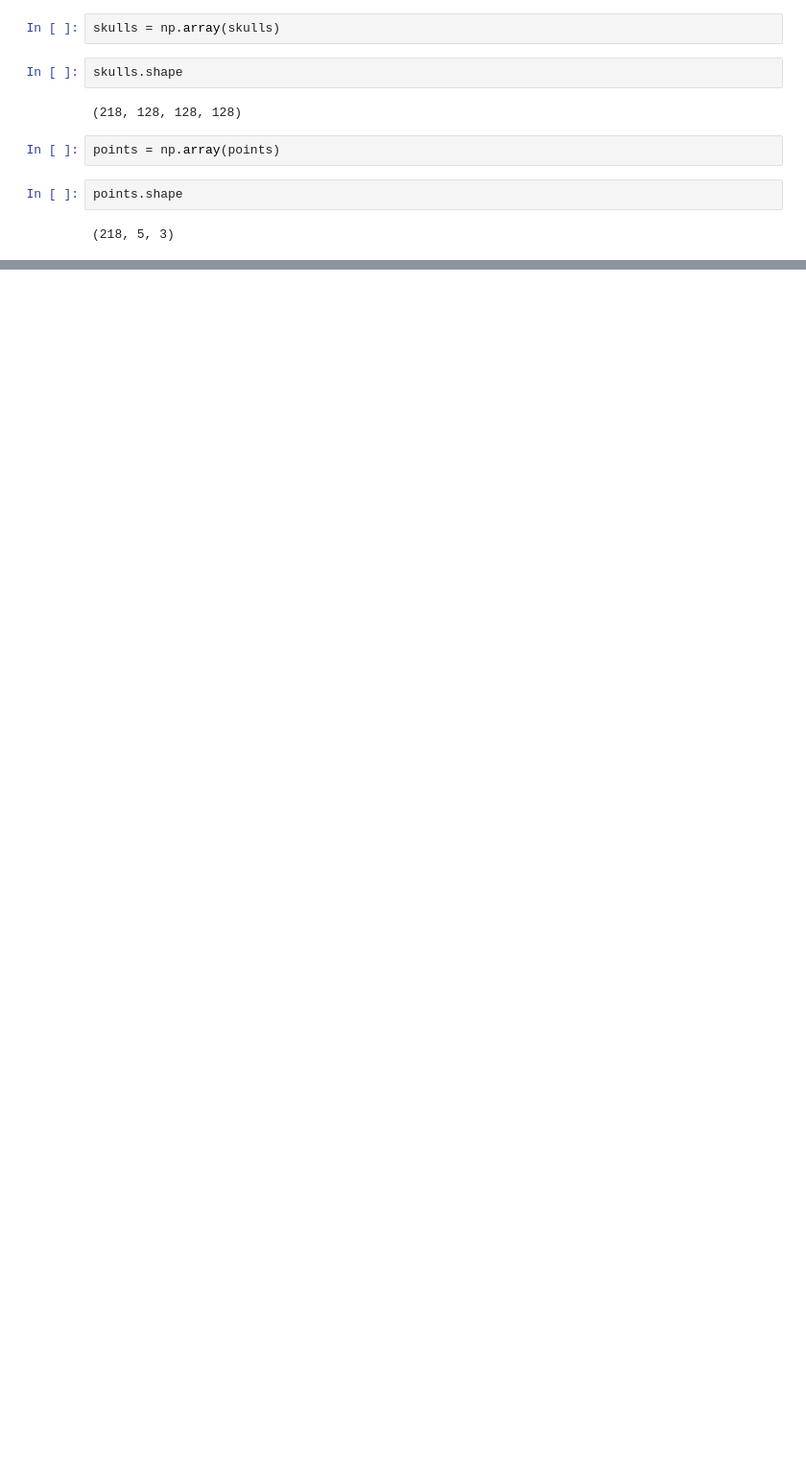
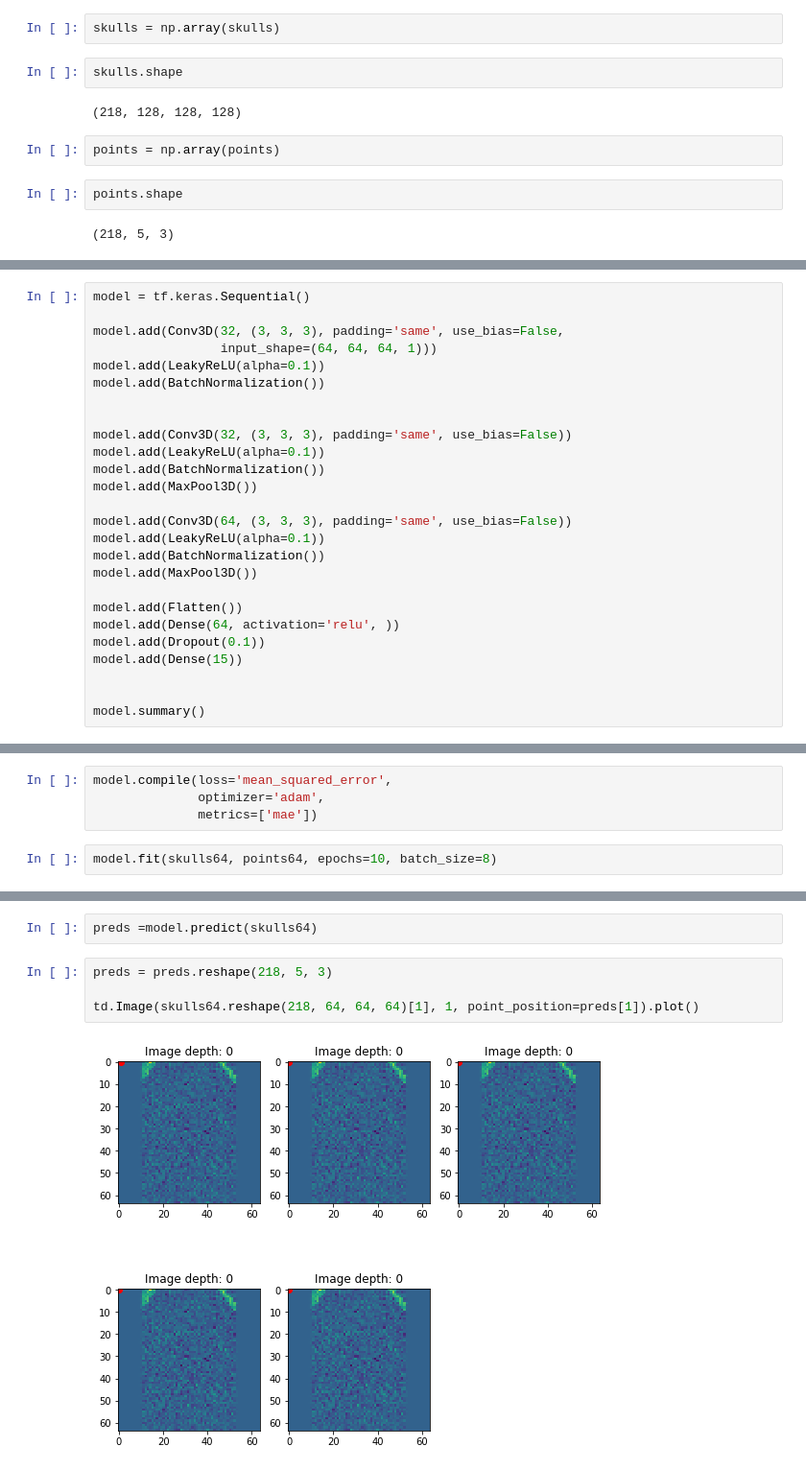
Before and after one commit to kailukowiak/DATA602_Final_Project, a Jupyter notebook: MouseSkullKPD.ipynb, the cells around one changed output, grey strips where cells are left out. Shown: that part at 96% size. Saved outputs shown, nothing was run; the diff lists cells and outputs as text; blank space fills up the shorter version.

```diff
--- a/MouseSkullKPD.ipynb
+++ b/MouseSkullKPD.ipynb
@@ -57,0 +110,26 @@ array([[101.65936926,  60.57925108,  71.18955948],
+# %%
+model = tf.keras.Sequential()
+
+model.add(Conv3D(32, (3, 3, 3), padding='same', use_bias=False,
+                 input_shape=(64, 64, 64, 1)))
+model.add(LeakyReLU(alpha=0.1))
+model.add(BatchNormalization())
+
+
+model.add(Conv3D(32, (3, 3, 3), padding='same', use_bias=False))
+model.add(LeakyReLU(alpha=0.1))
+model.add(BatchNormalization())
+model.add(MaxPool3D())
+
+model.add(Conv3D(64, (3, 3, 3), padding='same', use_bias=False))
+model.add(LeakyReLU(alpha=0.1))
+model.add(BatchNormalization())
+model.add(MaxPool3D())
+
+model.add(Flatten())
+model.add(Dense(64, activation='relu', ))
+model.add(Dropout(0.1))
+model.add(Dense(15))
+
+
+model.summary()
@@ -57,0 +154,6 @@ array([[101.65936926,  60.57925108,  71.18955948],
+# %%
+model.compile(loss='mean_squared_error',
+              optimizer='adam',
+              metrics=['mae'])
+# %%
+model.fit(skulls64, points64, epochs=10, batch_size=8)
@@ -57,0 +163,8 @@ array([[101.65936926,  60.57925108,  71.18955948],
+# %%
+preds =model.predict(skulls64)
+# %%
+preds = preds.reshape(218, 5, 3)
+
+td.Image(skulls64.reshape(218, 64, 64, 64)[1], 1, point_position=preds[1]).plot()
+# %% [output]
+[figure, added]
```
Also changed, not shown: parts of 25 cells of this notebook.
